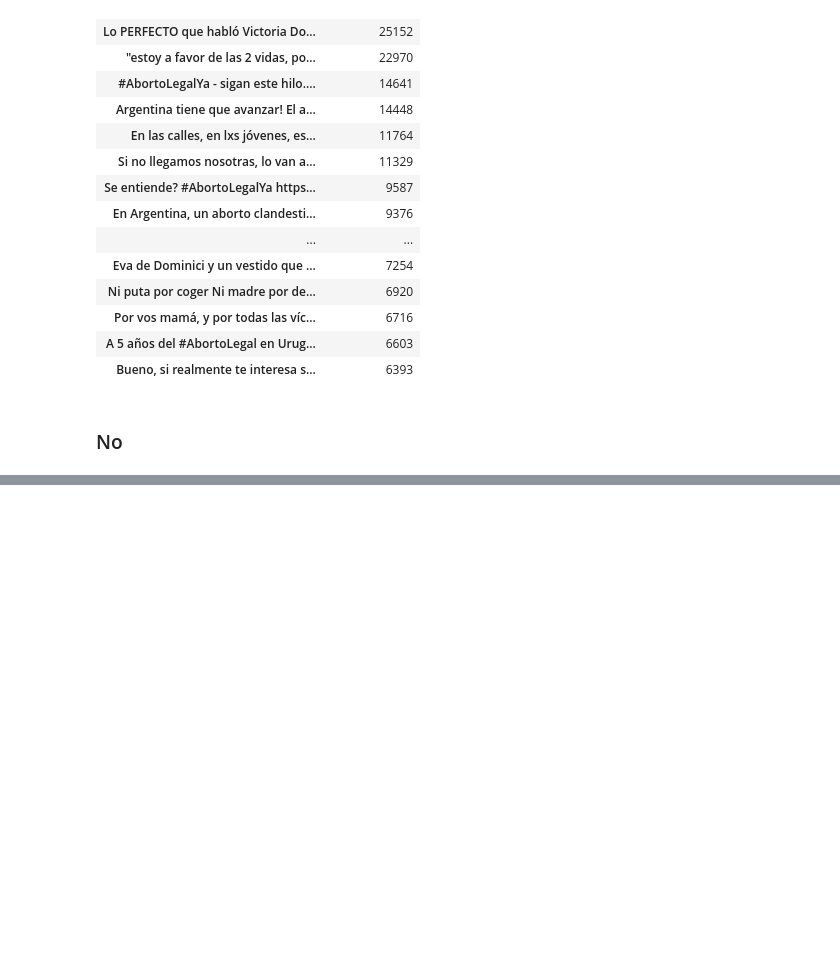
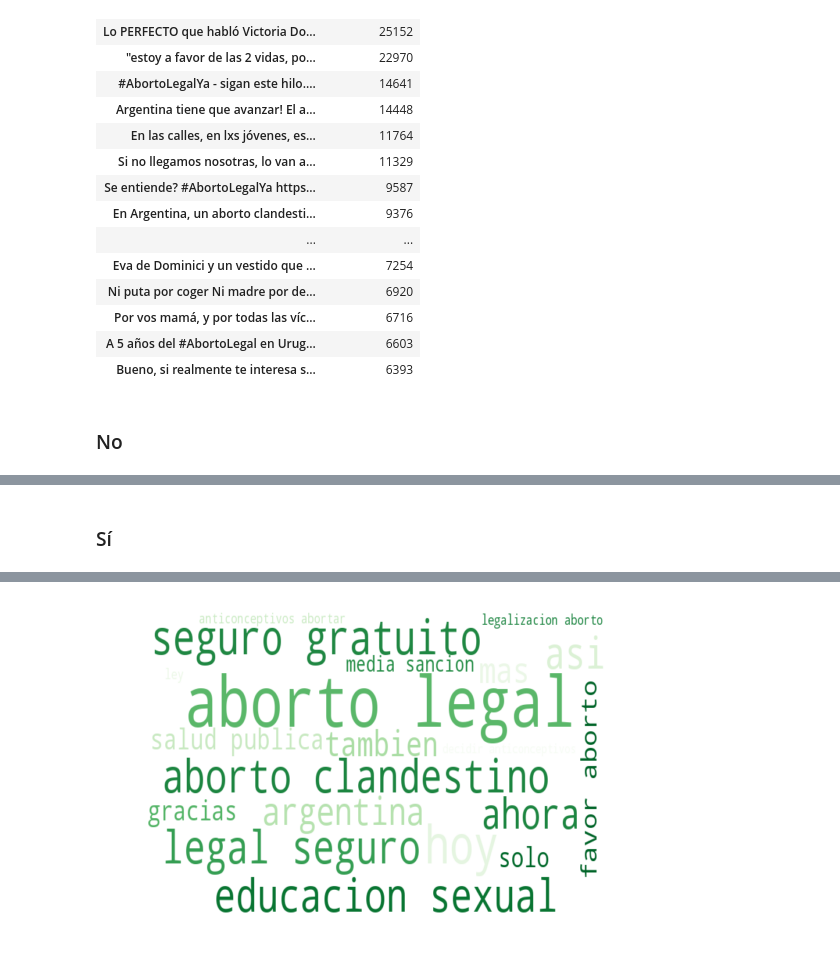
Before and after one commit to pablocelayes/twitter-aborto, a Jupyter notebook: notebooks/1.0-analisis-tweets.ipynb, the cells around one changed output, grey strips where cells are left out. Saved outputs shown, nothing was run; the diff lists cells and outputs as text; code cells hidden in the pictures; blank space fills up the shorter version.

```diff
--- a/notebooks/1.0-analisis-tweets.ipynb
+++ b/notebooks/1.0-analisis-tweets.ipynb
@@ -124,0 +186,12 @@ df.sort_values(by='retweet_count', ascending=False).head(20)
+# %% [markdown]
+### Sí
+# %%
+%%time
+all_tokens = get_all_tokens(tweets_si)
+
+wordcloud = WordCloud(normalize_plurals=False, colormap='Greens', max_words=20, width=800, height=400,
+                      min_font_size=12, background_color='white').generate(' '.join(all_tokens))
+
+plt.imshow(wordcloud, interpolation='bilinear', aspect='auto')
+plt.axis("off")
+# %% [output]
@@ -124,0 +200 @@ df.sort_values(by='retweet_count', ascending=False).head(20)
+[figure, added]
```
Also changed, not shown: parts of 14 cells of this notebook.
